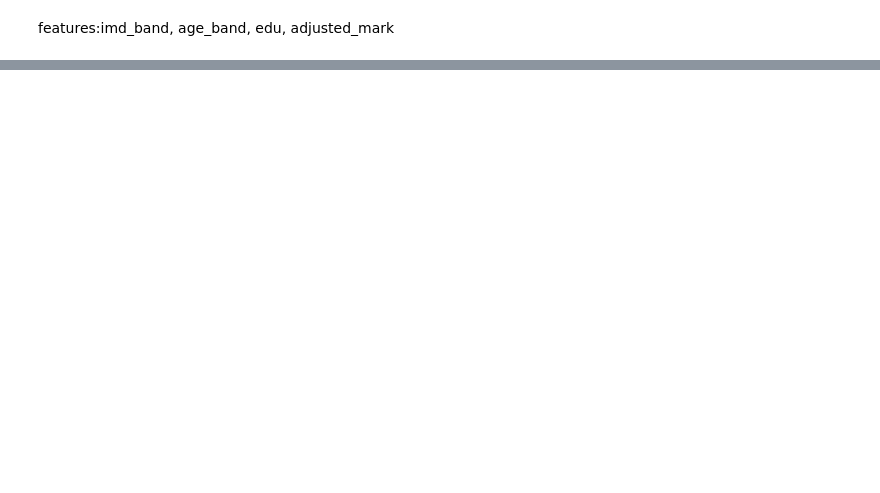
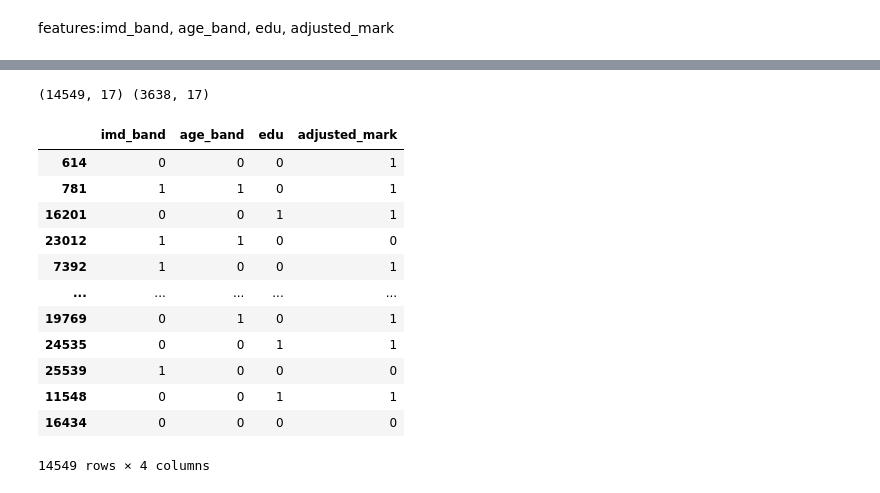
Before and after one commit to Miranda-Bai/PersonalizedLearningContent, a Jupyter notebook: K-MeanClustering.ipynb, the cells around one changed output, grey strips where cells are left out. Cells and saved outputs as stored; diff of their text form; code cells hidden in the pictures; blank space fills up the shorter version.

```diff
--- a/K-MeanClustering.ipynb
+++ b/K-MeanClustering.ipynb
@@ -94,0 +140,6 @@ pd.DataFrame(data).to_csv('clustered-data.csv')
+# %%
+# dividing data to train and test
+train_data, test_data = np.split(data.sample(frac=1, random_state=1729), [int(0.8 * len(data))])
+print(train_data.shape, test_data.shape)
+# %% [output]
+(14549, 17) (3638, 17)
@@ -94,0 +154,35 @@ pd.DataFrame(data).to_csv('clustered-data.csv')
+# %%
+#preprocessing train data for Apriori
+# 'imd_band'>=0.5 is 1 otherwise 0, means IMD>=50% is 1, 'age_band'>=0.5 is 1 otherwise 0 means >=35 is 1,
+def encode_units(x):
+    if x >=0.5:
+        return 1
+    else:
+        return 0
+# 'adjusted_mark'>=0.4 is 1 means pass, otherwise 0
+def encode_units_2(x):
+    if x >=0.4:
+        return 1
+    else:
+        return 0
+
+train_data['imd_band'] = train_data['imd_band'].map(encode_units)
+train_data['age_band'] = train_data['age_band'].map(encode_units)
+train_data['adjusted_mark'] = train_data['adjusted_mark'].map(encode_units_2)
+train_data['edu'] = train_data['edu'].map(encode_units)
+
+train_data[['imd_band', 'age_band', 'edu','adjusted_mark']]
+# %% [output]
+|  | imd_band | age_band | edu | adjusted_mark |
+| 614 | 0 | 0 | 0 | 1 |
+| 781 | 1 | 1 | 0 | 1 |
+| 16201 | 0 | 0 | 1 | 1 |
+| 23012 | 1 | 1 | 0 | 0 |
+| 7392 | 1 | 0 | 0 | 1 |
+| ... | ... | ... | ... | ... |
+| 19769 | 0 | 1 | 0 | 1 |
+| 24535 | 0 | 0 | 1 | 1 |
+| 25539 | 1 | 0 | 0 | 0 |
+| 11548 | 0 | 0 | 1 | 1 |
+| 16434 | 0 | 0 | 0 | 0 |
+14549 rows × 4 columns
```
Also changed, not shown: parts of 22 cells of this notebook, 3 other files.
